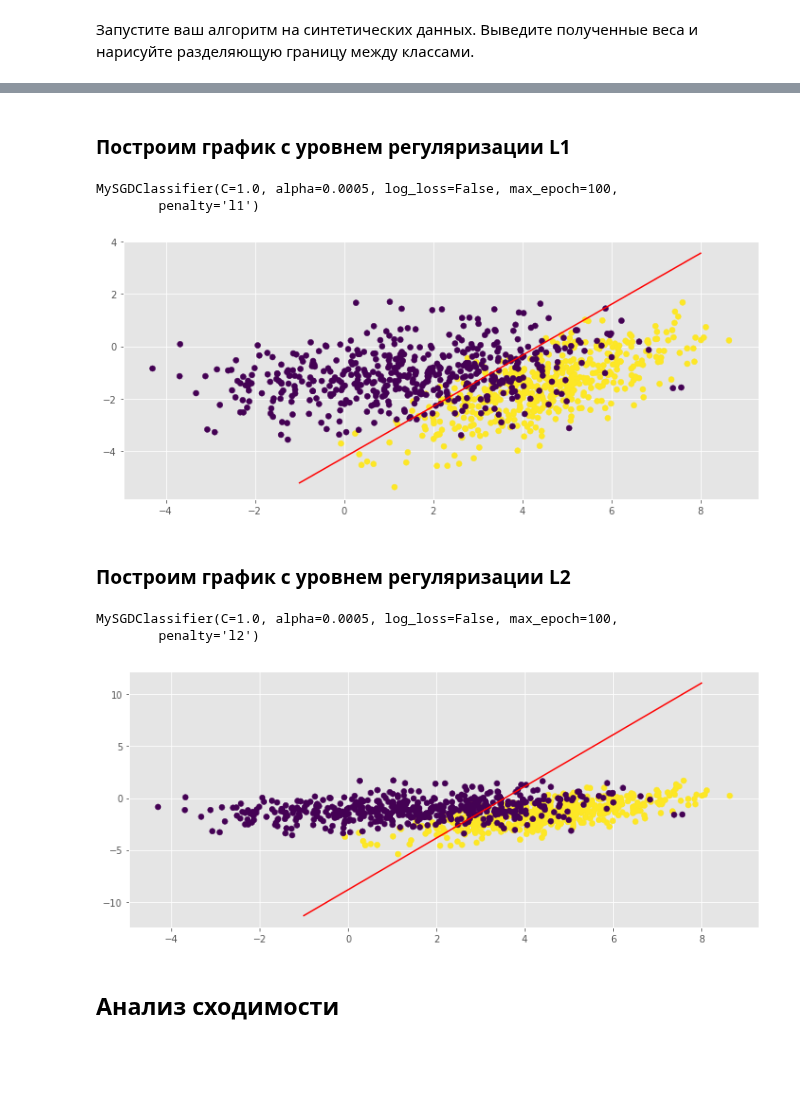
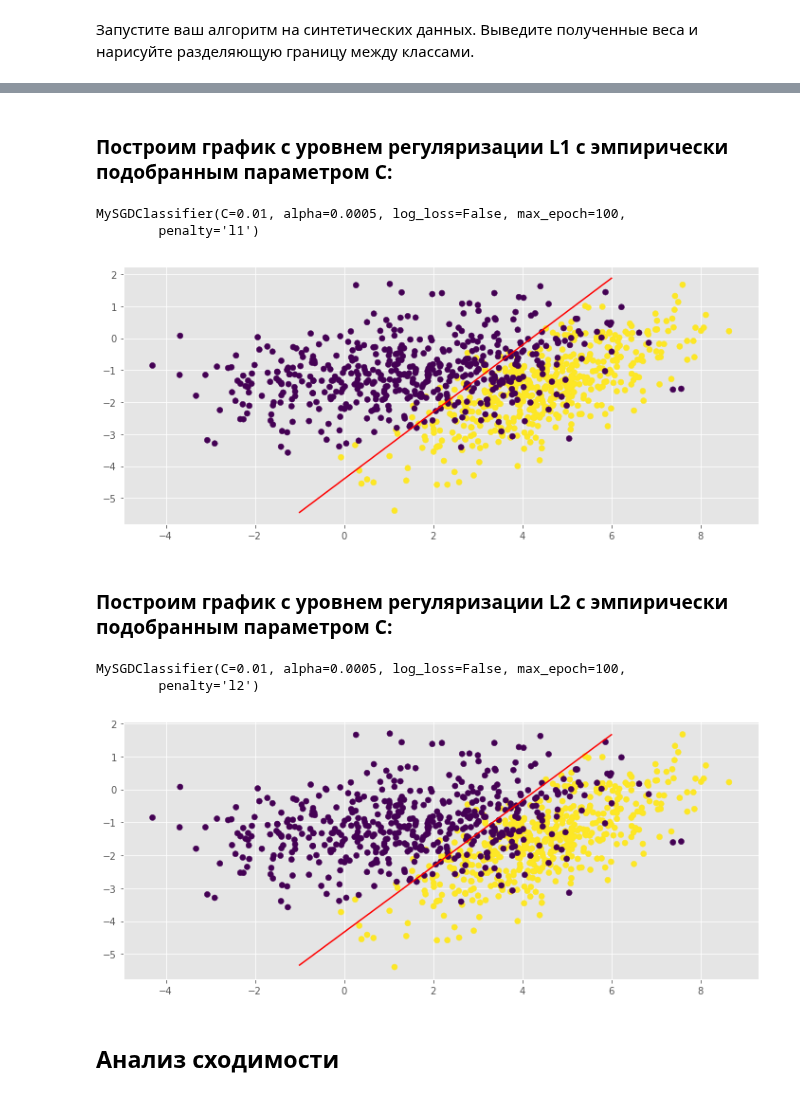
Before and after one commit to AndrewLrrr/otus-big-data, a Jupyter notebook: hw3/homework.ipynb, the cells around one changed output, grey strips where cells are left out. Drawn from its saved outputs; the diff is of its cells as text; code cells hidden in the pictures; blank space fills up the shorter version.

Commit message:
Improve model. Fix errors

```diff
--- a/hw3/homework.ipynb
+++ b/hw3/homework.ipynb
@@ -57,7 +57,6 @@ class MySGDClassifier(BaseEstimator, ClassifierMixin):
             n_features - число признаков
         y - Вектор целевых значений [n_samples]
         """
-        # TODO: Узнать зачем сдвигаем X
         X = np.hstack((np.ones((X.shape[0], 1)), X)) # Первый столбец всегда 1
 
         n_samples, n_features = X.shape
@@ -70,11 +69,15 @@ class MySGDClassifier(BaseEstimator, ClassifierMixin):
         for epoch in range(self.max_epoch):
             p = np.random.permutation(len(X))
             for idx in p:
+                penalty = None
                 xi = X[[idx]]
                 yi = y[idx]
                 gradients = xi.T.dot(self._sigmoid(np.dot(xi, self.w)) - yi)
-                if self.penalty == 'l2':
+                if self.penalty == 'l1':
+                    penalty = self.C * np.sign(self.w)
+                elif self.penalty == 'l2':
                     penalty = self.C * self.w
+                if penalty is not None:
                     penalty[0] = 0 # Исключаем bias
                     gradients += penalty
                 # gradients = 2 * xi.T.dot(xi.dot(self.w) - yi)
@@ -113,12 +116,14 @@ class MySGDClassifier(BaseEstimator, ClassifierMixin):
 
     def _log_loss_all(self, X, y):
         predictions = self._sigmoid(np.dot(X, self.w))
+        eps = 1e-15
+        predictions = np.clip(predictions, eps, 1 - eps)
         loss = -np.sum(y * np.log(predictions) + (1.0 - y) * np.log(1.0 - predictions))
         penalty = 0
         if self.penalty == 'l1':
-            penalty = (self.C / 2.0 * X.shape[0]) * la.norm(self.w[1:])
+            penalty = self.C * la.norm(self.w[1:])
         elif self.penalty == 'l2':
-            penalty = ((self.C / 2.0 * X.shape[0]) * self.w[1:].T.dot(self.w[1:]))[0][0]
+            penalty = (self.C / 2.0 * self.w[1:].T.dot(self.w[1:]))[0][0]
         loss = loss / X.shape[0]
         return loss + penalty
 
@@ -142,0 +150,3 @@ y = np.r_[np.ones(500), np.zeros(500)]
+# %%
+model = MySGDClassifier(max_epoch=100, penalty=None)
+model.fit(X, y)
@@ -143,33 +163,33 @@ y = np.r_[np.ones(500), np.zeros(500)]
 # %% [markdown]
-### Построим график с уровнем регуляризации L1
+### Построим график с уровнем регуляризации L1 с эмпирически подобранным параметром C:
 # %%
-model_l1 = MySGDClassifier(max_epoch=100, penalty='l1')
+model_l1 = MySGDClassifier(max_epoch=100, penalty='l1', C=0.01)
 model_l1.fit(X, y)
 # %% [output]
-MySGDClassifier(C=1.0, alpha=0.0005, log_loss=False, max_epoch=100,
+MySGDClassifier(C=0.01, alpha=0.0005, log_loss=False, max_epoch=100,
         penalty='l1')
 # %%
-x_naive = np.array([-1, 8])
+x_naive = np.array([-1, 6])
 y_naive = -(model_l1.w[0] + model_l1.w[1] * x_naive) / model_l1.w[2]
 plt.scatter(X[:,0], X[:,1], c=y)
 plt.plot(x_naive, y_naive, c='red', label='descision boundary naive');
 # %% [output]
-[figure, old version]
+[figure, new version]
 # %% [markdown]
-### Построим график с уровнем регуляризации L2
+### Построим график с уровнем регуляризации L2 с эмпирически подобранным параметром C:
 # %%
-model_l2 = MySGDClassifier(max_epoch=100, penalty='l2')
+model_l2 = MySGDClassifier(max_epoch=100, penalty='l2', C=0.01)
 model_l2.fit(X, y)
 # %% [output]
-MySGDClassifier(C=1.0, alpha=0.0005, log_loss=False, max_epoch=100,
+MySGDClassifier(C=0.01, alpha=0.0005, log_loss=False, max_epoch=100,
         penalty='l2')
 # %%
-x_naive = np.array([-1, 8])
+x_naive = np.array([-1, 6])
 y_naive = -(model_l2.w[0] + model_l2.w[1] * x_naive) / model_l2.w[2]
 plt.scatter(X[:,0], X[:,1], c=y)
 plt.plot(x_naive, y_naive, c='red', label='descision boundary naive');
 # %% [output]
-[figure, old version]
+[figure, new version]
 # %% [markdown]
 ## Анализ сходимости
 # %% [markdown]
```
Also changed, not shown: parts of 37 cells of this notebook.
